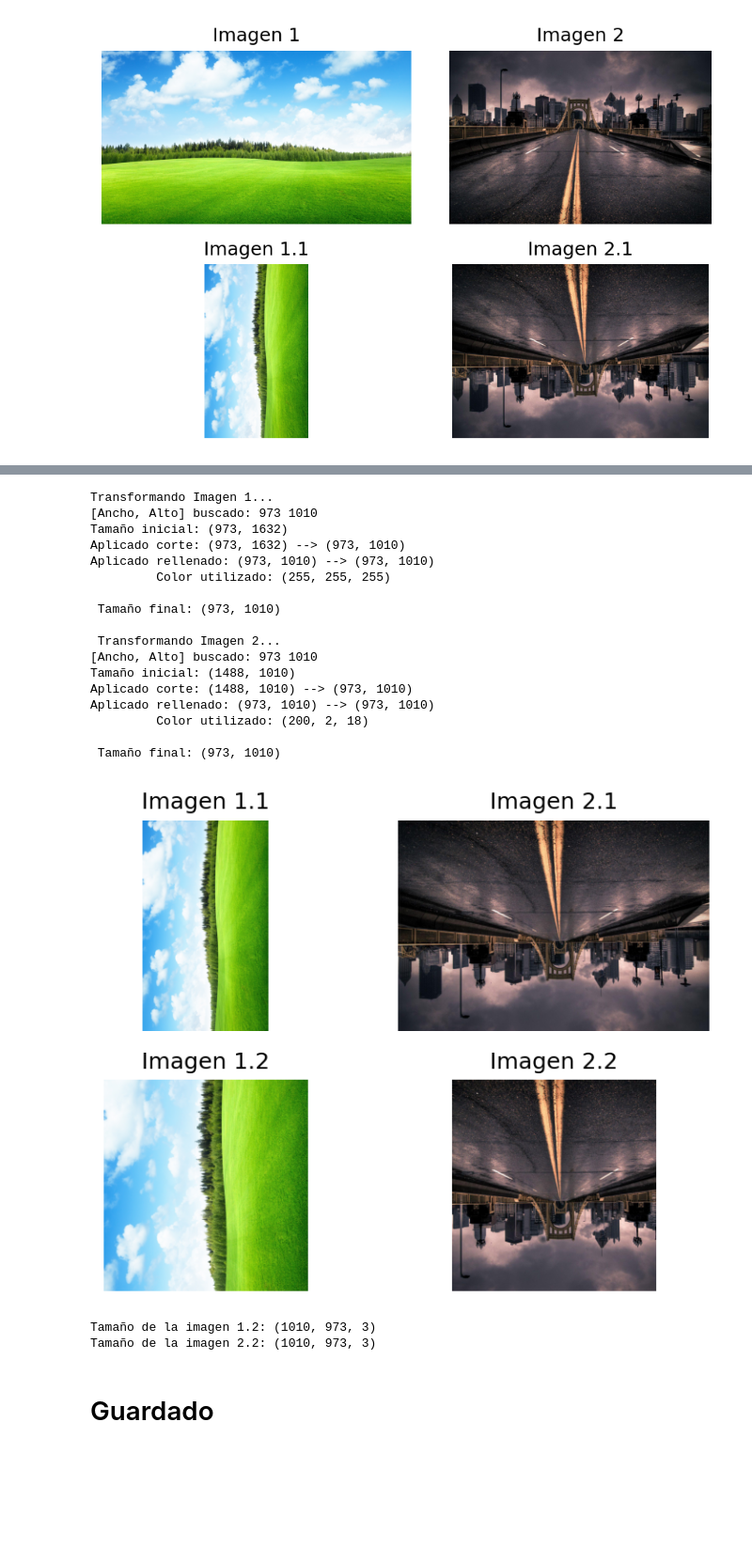
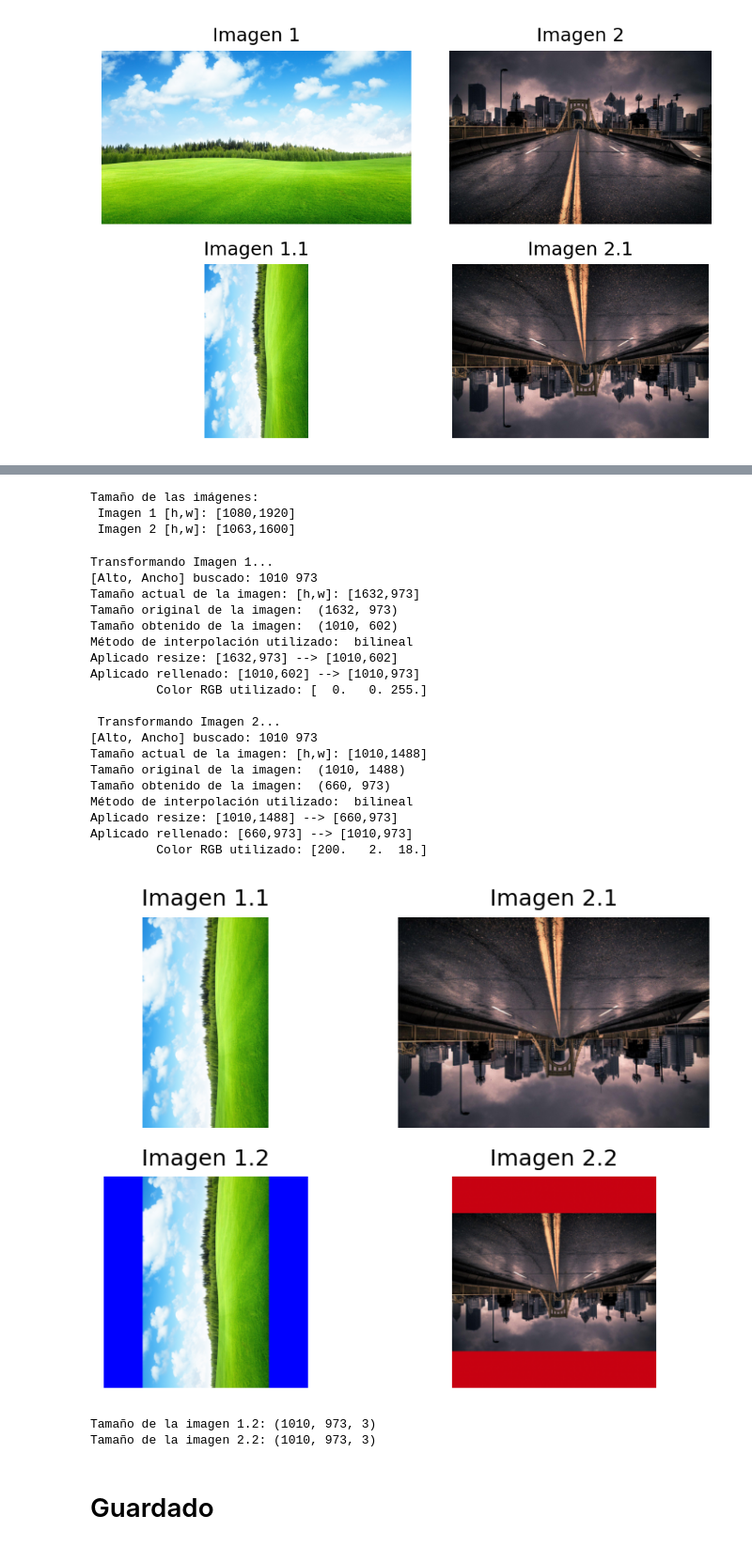
Before and after one commit to Gianuzzi/Proc_de_Img_-DD2020, a Jupyter notebook: Ejercicio1.4.ipynb, the cells around one changed output, grey strips where cells are left out. Shown at 94% size. Saved outputs shown, nothing was run; the diff lists cells and outputs as text; code cells hidden in the pictures; blank space fills up the shorter version.

```diff
--- a/Ejercicio1.4.ipynb
+++ b/Ejercicio1.4.ipynb
@@ -244,80 +255,98 @@ la imagen puede que no termine con el tamaño especificado.
              inglés), en formato string (Ej.: 'red', 'green'),
              capaz de ser manipulado por matplotlib.
             Si fill==True se rellena con negro. (tuple/list)
+# %%
+print('Tamaño de las imágenes: \n'
+      ' Imagen 1 [h,w]: [{},{}]\n'
+      ' Imagen 2 [h,w]: [{},{}]'.format(
+          img1.shape[0], img1.shape[1],
+          img2.shape[0], img2.shape[1]))
+# %% [output]
+Tamaño de las imágenes:
+ Imagen 1 [h,w]: [1080,1920]
+ Imagen 2 [h,w]: [1063,1600]
 # %%
 # Definimos ancho y alto común de AMBAS imágenes
 ## Puede ser el ancho/alto de alguna, o un valor numérico en píxeles.
-height = 'second'  # 'first' refiere al ancho/alto de la imagen 1
-width  = 'first' # 'second' refiere al ancho/alto de la imagen 2
+
+height = 'second'  # 'second' aquí refiere al alto de la imagen 2  (Puede ser valor en píxeles)
+width  = 'first'   # 'first' aquí refiere al ancho  de la imagen 1 (Puede ser valor en píxeles)
 
 
 # Parámetros de edición (Modificar a gusto)
 
 ## Imagen 1
-resize_1 = False
+resize_1 = True
+large_1  = False # Modificar SOLO si resize_1 = True
+sp_1     = False # Modificar SOLO si resize_1 = True
 crop_1   = True
-fill_1   = [255,255,255]#'blue'
+fill_1   = 'blue'
 
 ## Imagen 2
-resize_2 = False
+resize_2 = True
+large_2  = False # Modificar SOLO si resize_2 = True
+sp_2     = False # Modificar SOLO si resize_2 = True
 crop_2   = True
 fill_2   = [200,2,18]
 
 
 
-# Edición (no tocar)
+# Edición (NO TOCAR)
 img1_e, img2_e = Resize2IMGs(img1_t, img2_t,
                              width=width, height=height,
                              resize_1=resize_1, resize_2=resize_2,
+                             large_1=large_1, large_2=large_2,
+                             sp_1=sp_1, sp_2=sp_2,
                              crop_1=crop_1, crop_2=crop_2,
                              fill_1=fill_1, fill_2=fill_2,
-                             normed_1=True, normed_2=True,
                              verb=True)
 
 
 
 #Ploteo (no tocar)
 plt.figure(dpi=150)
 plt.subplot(2,2,1)
 plt.title('Imagen 1.1')
 plt.axis('off')
 plt.imshow(img1_t)
 plt.subplot(2,2,2)
 plt.title('Imagen 2.1')
 plt.axis('off')
 plt.imshow(img2_t)
 plt.subplot(2,2,3)
 plt.title('Imagen 1.2')
 plt.axis('off')
 plt.imshow(img1_e)
 plt.subplot(2,2,4)
 plt.title('Imagen 2.2')
 plt.axis('off')
 plt.imshow(img2_e)
 plt.tight_layout()
 plt.show()
 
 print('Tamaño de la imagen 1.2:', img1_e.shape)
 print('Tamaño de la imagen 2.2:', img2_e.shape)
 # %% [output]
 Transformando Imagen 1...
-[Ancho, Alto] buscado: 973 1010
-Tamaño inicial: (973, 1632)
-Aplicado corte: (973, 1632) --> (973, 1010)
-Aplicado rellenado: (973, 1010) --> (973, 1010)
-         Color utilizado: (255, 255, 255)
-
- Tamaño final: (973, 1010)
+[Alto, Ancho] buscado: 1010 973
+Tamaño actual de la imagen: [h,w]: [1632,973]
+Tamaño original de la imagen:  (1632, 973)
+Tamaño obtenido de la imagen:  (1010, 602)
+Método de interpolación utilizado:  bilineal
+Aplicado resize: [1632,973] --> [1010,602]
+Aplicado rellenado: [1010,602] --> [1010,973]
+         Color RGB utilizado: [  0.   0. 255.]
 
  Transformando Imagen 2...
-[Ancho, Alto] buscado: 973 1010
-Tamaño inicial: (1488, 1010)
-Aplicado corte: (1488, 1010) --> (973, 1010)
-Aplicado rellenado: (973, 1010) --> (973, 1010)
-         Color utilizado: (200, 2, 18)
-
- Tamaño final: (973, 1010)
+[Alto, Ancho] buscado: 1010 973
+Tamaño actual de la imagen: [h,w]: [1010,1488]
+Tamaño original de la imagen:  (1010, 1488)
+Tamaño obtenido de la imagen:  (660, 973)
+Método de interpolación utilizado:  bilineal
+Aplicado resize: [1010,1488] --> [660,973]
+Aplicado rellenado: [660,973] --> [1010,973]
+         Color RGB utilizado: [200.   2.  18.]
-[figure, old version]
+[figure, new version]
 Tamaño de la imagen 1.2: (1010, 973, 3)
 Tamaño de la imagen 2.2: (1010, 973, 3)
 # %% [markdown]
```
Also changed, not shown: parts of 3 cells of this notebook, 2 other files.
